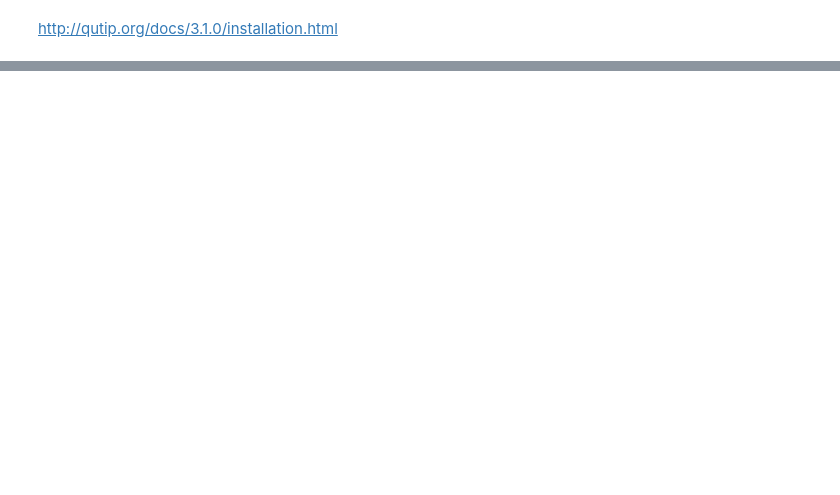
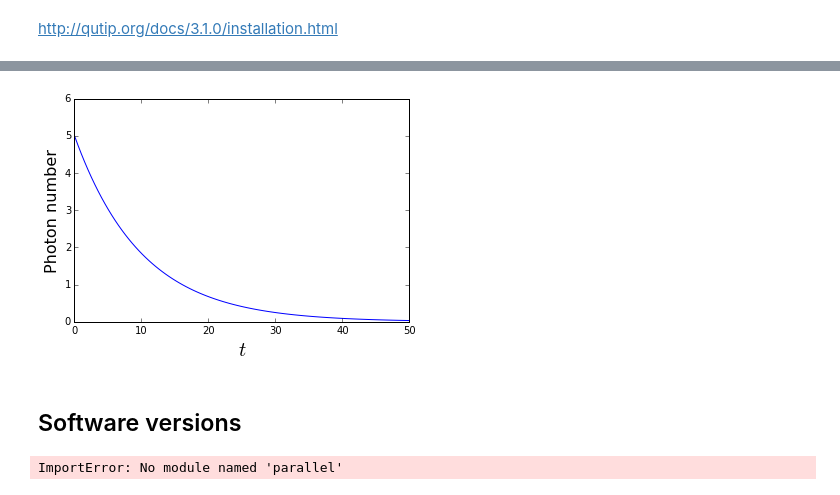
Before and after one commit to psygrammer/qgm, a Jupyter notebook: part2/quantum/sp_qutiip/intro/Intro_QuTip.ipynb, the cells around one changed output, grey strips where cells are left out. Drawn from its saved outputs; the diff is of its cells as text; code cells hidden in the pictures; blank space fills up the shorter version.

```diff
--- a/part2/quantum/sp_qutiip/intro/Intro_QuTip.ipynb
+++ b/part2/quantum/sp_qutiip/intro/Intro_QuTip.ipynb
@@ -26,0 +524,29 @@ Storing debug log for failure in /Users/moodern/.pip/pip.log
+# %%
+w = 1.0               # oscillator frequency
+kappa = 0.1           # relaxation rate
+a = destroy(10)       # oscillator annihilation operator
+rho0 = fock_dm(10, 5) # initial state, fock state with 5 photons
+H = w * a.dag() * a   # Hamiltonian
+
+# A list of collapse operators
+c_ops = [sqrt(kappa) * a]
+# %%
+tlist = np.linspace(0, 50, 100)
+
+# request that the solver return the expectation value of the photon number state operator a.dag() * a
+result = mesolve(H, rho0, tlist, c_ops, [a.dag() * a])
+# %%
+fig, axes = plt.subplots(1,1)
+axes.plot(tlist, result.expect[0])
+axes.set_xlabel(r'$t$', fontsize=20)
+axes.set_ylabel(r"Photon number", fontsize=16);
+# %% [output]
+[figure, added]
+# %% [markdown]
+## Software versions
+# %%
+from qutip.ipynbtools import version_table
+
+version_table()
+# %% [output]
+ImportError: No module named 'parallel'
```
Also changed, not shown: parts of 98 cells of this notebook, 1 other file.
